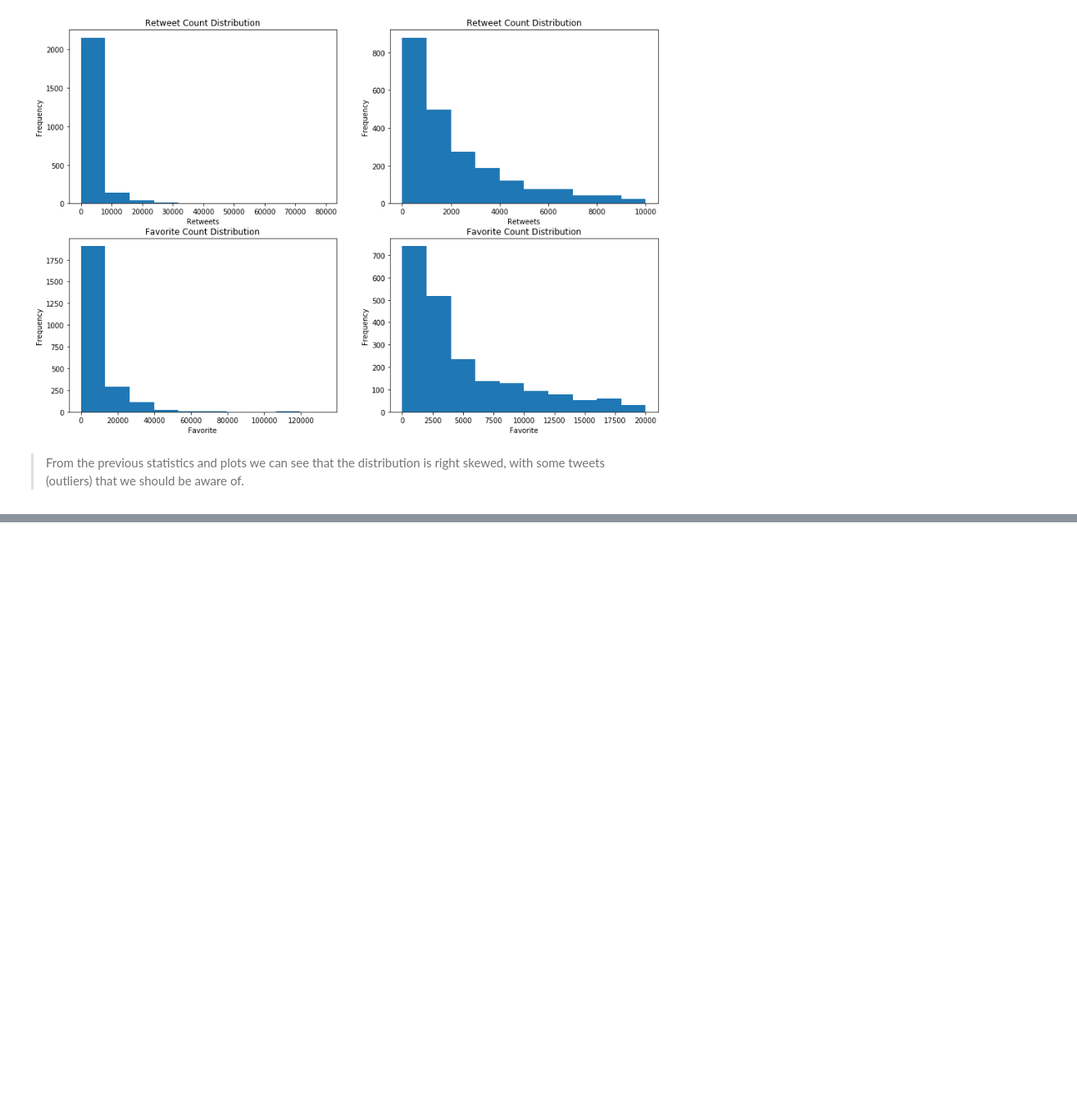
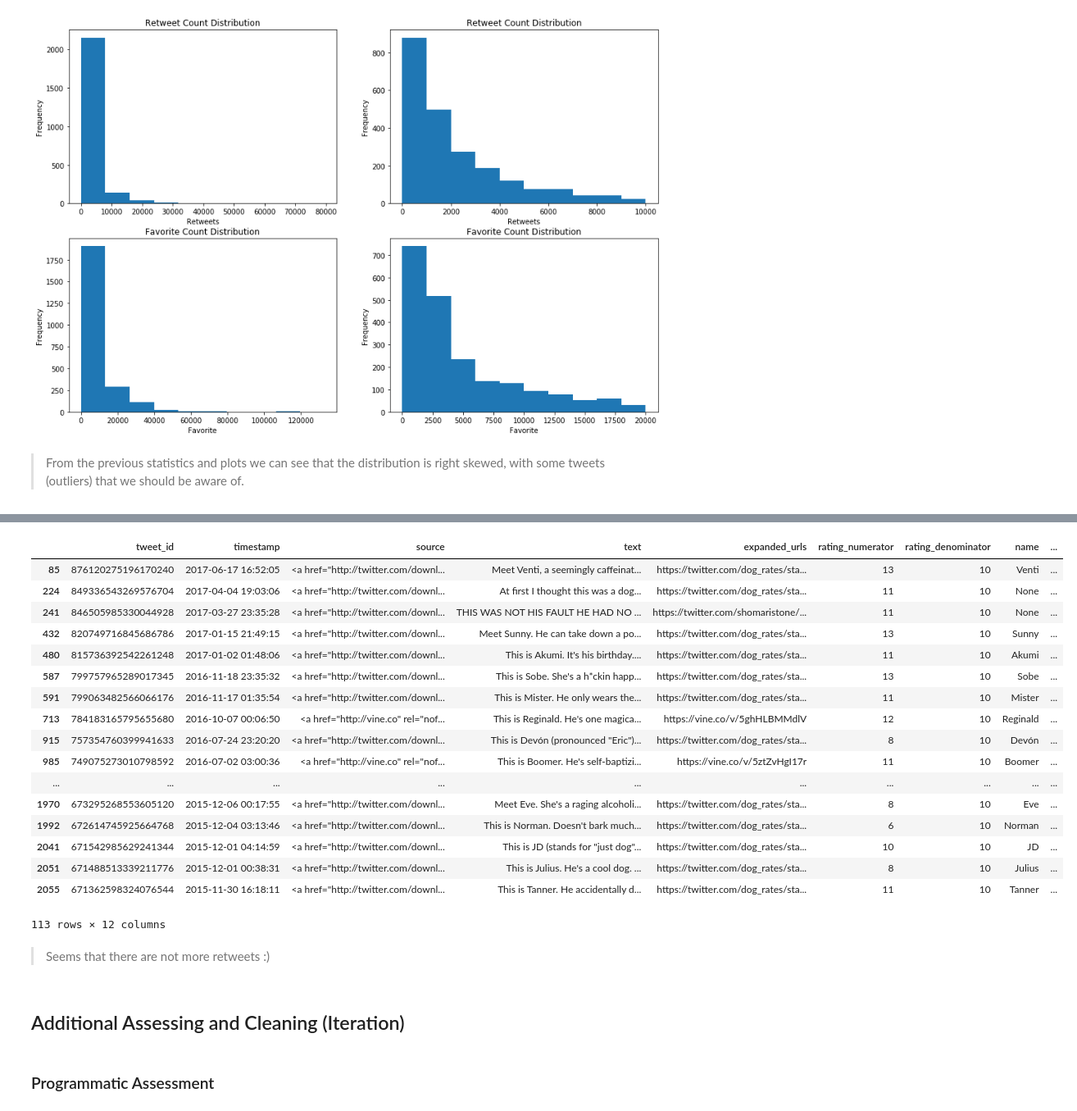
Before and after one commit to PitCoder/Data-Analyst, a Jupyter notebook: Data Wrangling/wrangle_act.ipynb, the cells around one changed output, grey strips where cells are left out. Shown at 82% size. Cells and saved outputs as stored; diff of their text form; code cells hidden in the pictures; blank space fills up the shorter version.

```diff
--- a/Data Wrangling/wrangle_act.ipynb
+++ b/Data Wrangling/wrangle_act.ipynb
@@ -788,0 +992,11 @@ plt.ylabel('Frequency');
+# %%
+# We convert the columns 'p1', 'p2' and 'p3' to lowercase
+columns = ['p1', 'p2', 'p3']
+for column in columns:
+    image_predictionscp[column] = image_predictionscp[column].str.lower()
+# %%
+# Now we rename the columns (p1, p1_conf, p1_dog, p2, p2_conf, p2_dog, p3, p3_conf, p3_dog)
+image_predictionscp.rename(columns={"p1": "prediction_1", "p2": "prediction:_2", "p3": "prediction:_3",
+                                    "p1_conf": "conf_probability_1", "p2_conf": "conf_probability_2",
+                                    "p3_conf": "conf_probability_3", "p1_dog": "predicted_breed_1",
+                                    "p2_dog": "predicted_breed_2", "p3_dog": "predicted_breed_3",}, inplace=True);
@@ -788,0 +1010,12 @@ plt.ylabel('Frequency');
+# %%
+# Remove all the rows in which neither of the 3 predictions are dogs
+indexes = image_predictionscp.index[((image_predictionscp.predicted_breed_1) |
+                    (image_predictionscp.predicted_breed_2) |
+                    (image_predictionscp.predicted_breed_3)) == False].tolist()
+image_predictionscp.drop(indexes, inplace=True)
+# %%
+# Verify that there is no more duplicated urls due to retweets
+# Now lets look at duplicated urls
+indexes = image_predictionscp[image_predictionscp.jpg_url.duplicated(keep = False)].sort_values(
+    by = 'jpg_url').index
+len(indexes)
@@ -788,0 +1046,28 @@ plt.ylabel('Frequency');
+# %%
+twitter_archivecp[twitter_archivecp.index.isin(indexes)]
+# %% [output]
+|  | tweet_id | timestamp | source | text | expanded_urls | rating_numerator | rating_denominator | name | ... |
+| 85 | 876120275196170240 | 2017-06-17 16:52:05 | <a href="http://twitter.com/downl... | Meet Venti, a seemingly caffeinat... | https://twitter.com/dog_rates/sta... | 13 | 10 | Venti | ... |
+| 224 | 849336543269576704 | 2017-04-04 19:03:06 | <a href="http://twitter.com/downl... | At first I thought this was a dog... | https://twitter.com/dog_rates/sta... | 11 | 10 | None | ... |
+| 241 | 846505985330044928 | 2017-03-27 23:35:28 | <a href="http://twitter.com/downl... | THIS WAS NOT HIS FAULT HE HAD NO ... | https://twitter.com/shomaristone/... | 11 | 10 | None | ... |
+| 432 | 820749716845686786 | 2017-01-15 21:49:15 | <a href="http://twitter.com/downl... | Meet Sunny. He can take down a po... | https://twitter.com/dog_rates/sta... | 13 | 10 | Sunny | ... |
+| 480 | 815736392542261248 | 2017-01-02 01:48:06 | <a href="http://twitter.com/downl... | This is Akumi. It's his birthday.... | https://twitter.com/dog_rates/sta... | 11 | 10 | Akumi | ... |
+| 587 | 799757965289017345 | 2016-11-18 23:35:32 | <a href="http://twitter.com/downl... | This is Sobe. She's a h*ckin happ... | https://twitter.com/dog_rates/sta... | 13 | 10 | Sobe | ... |
+| 591 | 799063482566066176 | 2016-11-17 01:35:54 | <a href="http://twitter.com/downl... | This is Mister. He only wears the... | https://twitter.com/dog_rates/sta... | 11 | 10 | Mister | ... |
+| 713 | 784183165795655680 | 2016-10-07 00:06:50 | <a href="http://vine.co" rel="nof... | This is Reginald. He's one magica... | https://vine.co/v/5ghHLBMMdlV | 12 | 10 | Reginald | ... |
+| 915 | 757354760399941633 | 2016-07-24 23:20:20 | <a href="http://twitter.com/downl... | This is Devón (pronounced "Eric")... | https://twitter.com/dog_rates/sta... | 8 | 10 | Devón | ... |
+| 985 | 749075273010798592 | 2016-07-02 03:00:36 | <a href="http://vine.co" rel="nof... | This is Boomer. He's self-baptizi... | https://vine.co/v/5ztZvHgI17r | 11 | 10 | Boomer | ... |
+| ... | ... | ... | ... | ... | ... | ... | ... | ... | ... |
+| 1970 | 673295268553605120 | 2015-12-06 00:17:55 | <a href="http://twitter.com/downl... | Meet Eve. She's a raging alcoholi... | https://twitter.com/dog_rates/sta... | 8 | 10 | Eve | ... |
+| 1992 | 672614745925664768 | 2015-12-04 03:13:46 | <a href="http://twitter.com/downl... | This is Norman. Doesn't bark much... | https://twitter.com/dog_rates/sta... | 6 | 10 | Norman | ... |
+| 2041 | 671542985629241344 | 2015-12-01 04:14:59 | <a href="http://twitter.com/downl... | This is JD (stands for "just dog"... | https://twitter.com/dog_rates/sta... | 10 | 10 | JD | ... |
+| 2051 | 671488513339211776 | 2015-12-01 00:38:31 | <a href="http://twitter.com/downl... | This is Julius. He's a cool dog. ... | https://twitter.com/dog_rates/sta... | 8 | 10 | Julius | ... |
+| 2055 | 671362598324076544 | 2015-11-30 16:18:11 | <a href="http://twitter.com/downl... | This is Tanner. He accidentally d... | https://twitter.com/dog_rates/sta... | 11 | 10 | Tanner | ... |
+113 rows × 12 columns
+# %% [markdown]
+> Seems that there are not more retweets :)
+# %% [markdown]
+<a id='iterating'></a>
+## Additional Assessing and Cleaning (Iteration)
+# %% [markdown]
+### Programmatic Assessment
```
Also changed, not shown: parts of 60 cells of this notebook.
